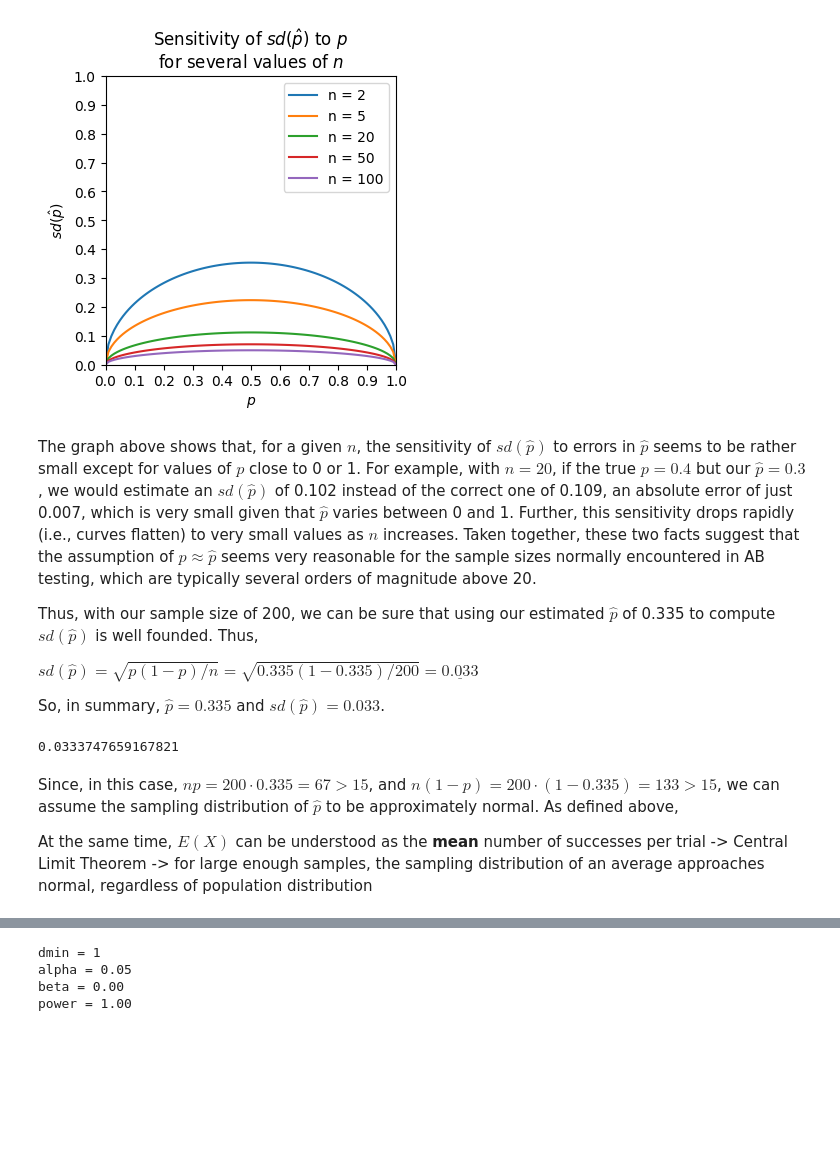
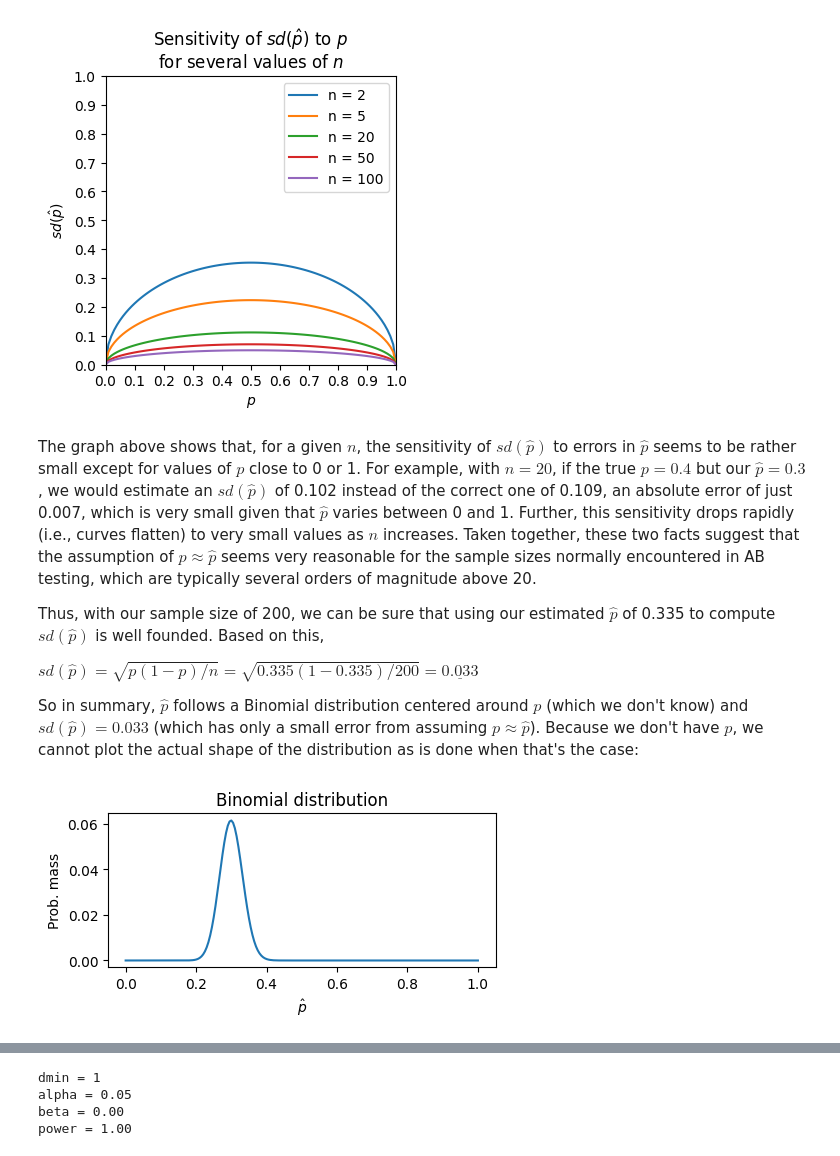
Before and after one commit to robetatis/abtesting, a Jupyter notebook: notebook.ipynb, the cells around one changed output, grey strips where cells are left out. Cells and saved outputs as stored; diff of their text form; code cells hidden in the pictures; blank space fills up the shorter version.

```diff
--- a/notebook.ipynb
+++ b/notebook.ipynb
@@ -120,19 +120,27 @@ plt.show()
 # %% [markdown]
 The graph above shows that, for a given $n$, the sensitivity of $sd(\hat{p})$ to errors in $\hat{p}$ seems to be rather small except for values of $p$ close to 0 or 1. For example, with $n = 20$, if the true $p = 0.4$ but our $\hat{p} = 0.3$, we would estimate an $sd(\hat{p})$ of 0.102 instead of the correct one of 0.109, an absolute error of just 0.007, which is very small given that $\hat{p}$ varies between 0 and 1. Further, this sensitivity drops rapidly (i.e., curves flatten) to very small values as $n$ increases. Taken together, these two facts suggest that the assumption of $p \approx \hat{p}$ seems very reasonable for the sample sizes normally encountered in AB testing, which are typically several orders of magnitude above 20.
 
-Thus, with our sample size of 200, we can be sure that using our estimated $\hat{p}$ of 0.335 to compute $sd(\hat{p})$ is well founded. Thus,
+Thus, with our sample size of 200, we can be sure that using our estimated $\hat{p}$ of 0.335 to compute $sd(\hat{p})$ is well founded. Based on this,
 
 $sd(\hat{p}) = \sqrt{p(1 - p)/n} = \sqrt{0.335(1 - 0.335)/200} = \mathbf{\underline{0.033}}$
 
-So, in summary, $\hat{p} = 0.335$ and $sd(\hat{p}) = 0.033$.
+So in summary, $\hat{p}$ follows a Binomial distribution centered around $p$ (which we don't know) and $sd(\hat{p}) = 0.033$ (which has only a small error from assuming $p \approx \hat{p}$). Because we don't have $p$, we cannot plot the actual shape of the distribution as is done when that's the case:
-# %%
-np.sqrt(0.335*(1 - 0.335)/200)
-# %% [output]
-0.0333747659167821
-# %% [markdown]
-
-
-
-Since, in this case, $np = 200\cdot0.335 = 67 > 15$, and $n(1-p) = 200\cdot(1-0.335) = 133 > 15$, we can assume the sampling distribution of $\hat{p}$ to be approximately normal. As defined above,
-
-At the same time, $E(X)$ can be understood as the **mean** number of successes per trial -> Central Limit Theorem -> for large enough samples, the sampling distribution of an average approaches normal, regardless of population distribution
+# %%
+# plot Binomial distribution when p and n are known:
+
+n = 200
+p = 0.3
+
+x_absolute = np.arange(0, n+1, 1) # make x axis for total no. successes
+x_fraction = x_absolute/n # make x axis for fraction of successes
+px = stats.binom.pmf(x_absolute, n, p) # compute binomial probability mass
+
+# plot
+fig, ax = plt.subplots(figsize=(5, 2))
+ax.plot(x_fraction , px)
+ax.set_xlabel('$\hat{p}$')
+ax.set_ylabel('Prob. mass')
+ax.set_title('Binomial distribution')
+plt.show()
+# %% [output]
+[figure, added]
```
Also changed, not shown: parts of 14 cells of this notebook.
